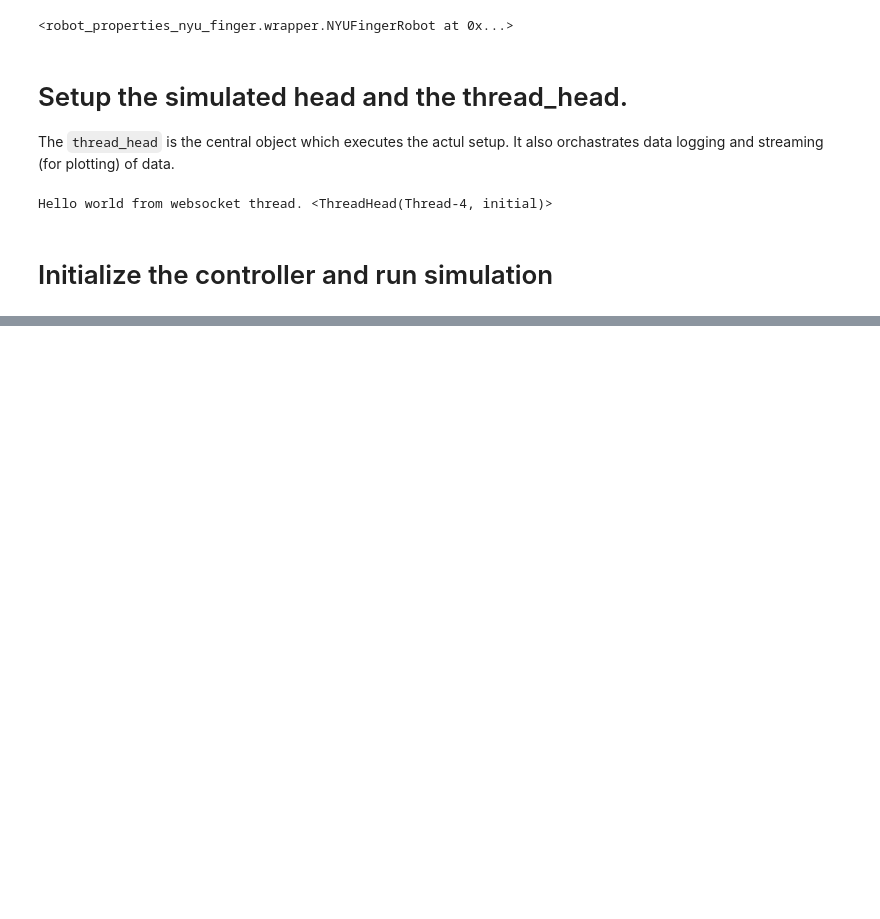
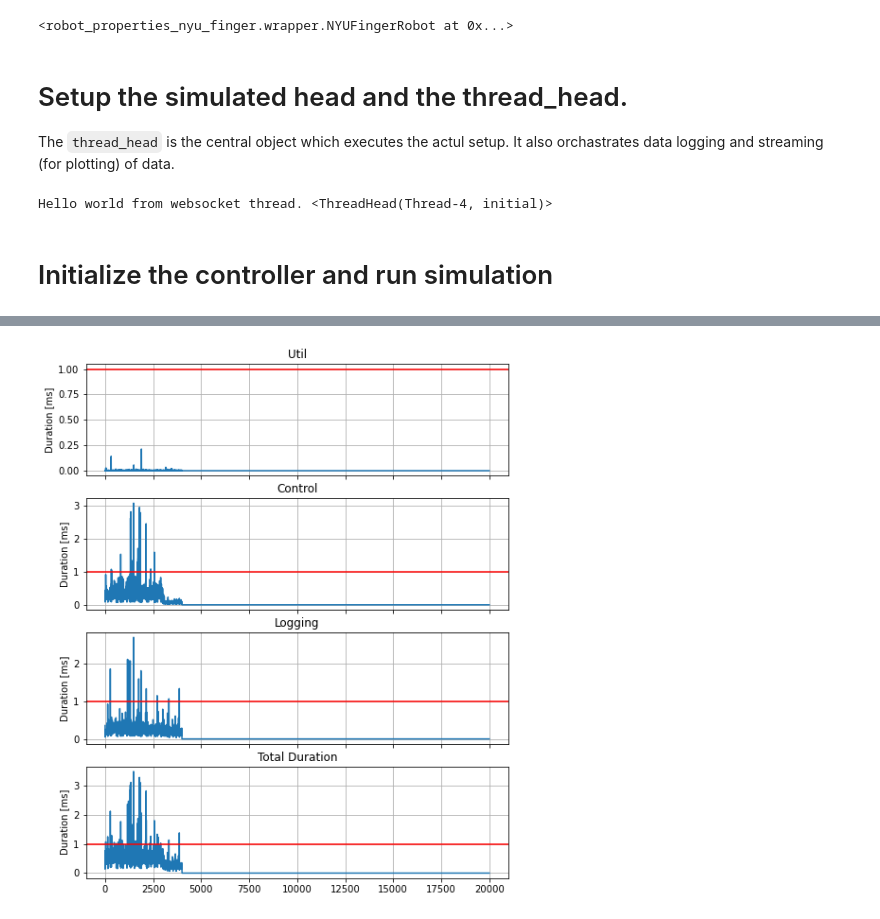
Before and after one commit to JerryWuZiJie/finger_skills, a Jupyter notebook: demos/NYUfinger_control.ipynb, the cells around one changed output, grey strips where cells are left out. Cells and saved outputs as stored; diff of their text form; code cells hidden in the pictures; blank space fills up the shorter version.

Commit message:
control loop for real robot

```diff
--- a/demos/NYUfinger_control.ipynb
+++ b/demos/NYUfinger_control.ipynb
@@ -275,8 +252,8 @@ head0 = SimHead(finger0, vicon_name='solo12', with_sliders=False)
 head1 = SimHead(finger1, vicon_name='solo12', with_sliders=False)
 thread_head = ThreadHead(
     dt, # dt.
-    HoldPDController(head0, 3., 0.05, with_sliders=False), # Safety controllers.
-#     head0, # Heads to read / write from.
+    [HoldPDController(head0, 4, .4), HoldPDController(head1, 4, .4)], # Safety controllers.
+#     {'finger0': head0},
     {'finger0': head0, 'finger1': head1}, # Heads to read / write from.
     [     # Utils.
 #         ('vicon', SimVicon(['solo12/solo12']))  # not using it anyway
@@ -346,0 +267,79 @@ AttributeError: 'numpy.ndarray' object has no attribute 'translation'
+# %%
+sim_time = 4.0  # seconds
+finger0_controller = 1
+finger1_controller = 0
+
+if finger0_controller == 0:
+    # finger0 PD
+    P = np.array([4,4,3])
+    D = np.array([.5,.4,.2])
+    ctrl0 = PDController(head0, id0, P, D, sim_time, np.array([0,0,np.pi/2]))
+    q0 = np.array(NYUFingerDoubleConfig0.initial_configuration)
+    dq0 = np.array(NYUFingerDoubleConfig0.initial_velocity)
+    thread_head.heads['finger0'].reset_state(q0, dq0)
+elif finger0_controller == 1:
+    # finger0 velocity
+    gain = 1.
+    D = np.array([0.3, 0.3, 0.3])
+    center = [-0.0506, -0.05945, 0.05]
+    center[0] -= 0.1
+    center[1] -= 0.05  # avoid two robot touching
+    center[2] += 0.2
+    radius = 0.04
+    ctrl0 = VelocityController(head0, id0, gain, D, sim_time, center, radius, np.pi*3)
+    q0 = np.array([0., -0.5, 1])
+    dq0 = np.array(NYUFingerDoubleConfig0.initial_velocity)
+    thread_head.heads['finger0'].reset_state(q0, dq0)
+else:
+    # # finger0 impedance
+    K = np.diag([50,50,10])
+    D = np.diag([5,5,0])
+    ctrl0 = ImpedanceController(head0, id0, K, D, sim_time, np.array([-0.051-0.1, -0.059, 0.05+0.1]))
+    q0 = np.array(NYUFingerDoubleConfig0.initial_configuration)
+    dq0 = np.array(NYUFingerDoubleConfig0.initial_velocity)
+    thread_head.heads['finger0'].reset_state(q0, dq0)
+
+if finger1_controller == 0:
+    # finger1 PD
+    P = np.array([4,4,3])
+    D = np.array([.5,.4,.2])
+    ctrl1 = PDController(head1, id1, P, D, sim_time, np.array([0,0,np.pi/2]))
+    q1 = np.array(NYUFingerDoubleConfig1.initial_configuration)
+    dq1 = np.array(NYUFingerDoubleConfig1.initial_velocity)
+    thread_head.heads['finger1'].reset_state(q1, dq1)
+elif finger1_controller == 1:
+    # finger1 velocity
+    gain = 1.
+    D = np.array([0.3, 0.3, 0.3])
+    center = [0.0506947, 0.0594499, 0.05]
+    center[0] += 0.1
+    center[1] += 0.05  # avoid two robot touching
+    center[2] += 0.2
+    radius = 0.04
+    ctrl1 = VelocityController(head1, id1, gain, D, sim_time, center, radius, -np.pi*3)
+    q1 = np.array([0., -0.5, 1])
+    dq1 = np.array(NYUFingerDoubleConfig1.initial_velocity)
+    thread_head.heads['finger1'].reset_state(q1, dq1)
+else:
+    # finger1 impedance
+    K = np.diag([50,50,10])
+    D = np.diag([5,5,0])
+    ctrl1 = ImpedanceController(head1, id1, K, D, sim_time, np.array([0.051+0.1, 0.059, 0.05+0.1]))
+    q1 = np.array(NYUFingerDoubleConfig1.initial_configuration)
+    dq1 = np.array(NYUFingerDoubleConfig1.initial_velocity)
+    thread_head.heads['finger1'].reset_state(q1, dq1)
+
+# start simulation
+thread_head.switch_controllers((ctrl0, ctrl1))
+
+thread_head.start_streaming()
+thread_head.start_logging()
+
+thread_head.sim_run(int(sim_time/dt), sleep=True)
+
+thread_head.stop_streaming()
+thread_head.stop_logging()
+
+# Plot timing information.
+thread_head.plot_timing()
+# %% [output]
@@ -346,0 +361 @@ AttributeError: 'numpy.ndarray' object has no attribute 'translation'
+[figure, added]
```
Also changed, not shown: parts of 10 cells of this notebook, 2 other files.
